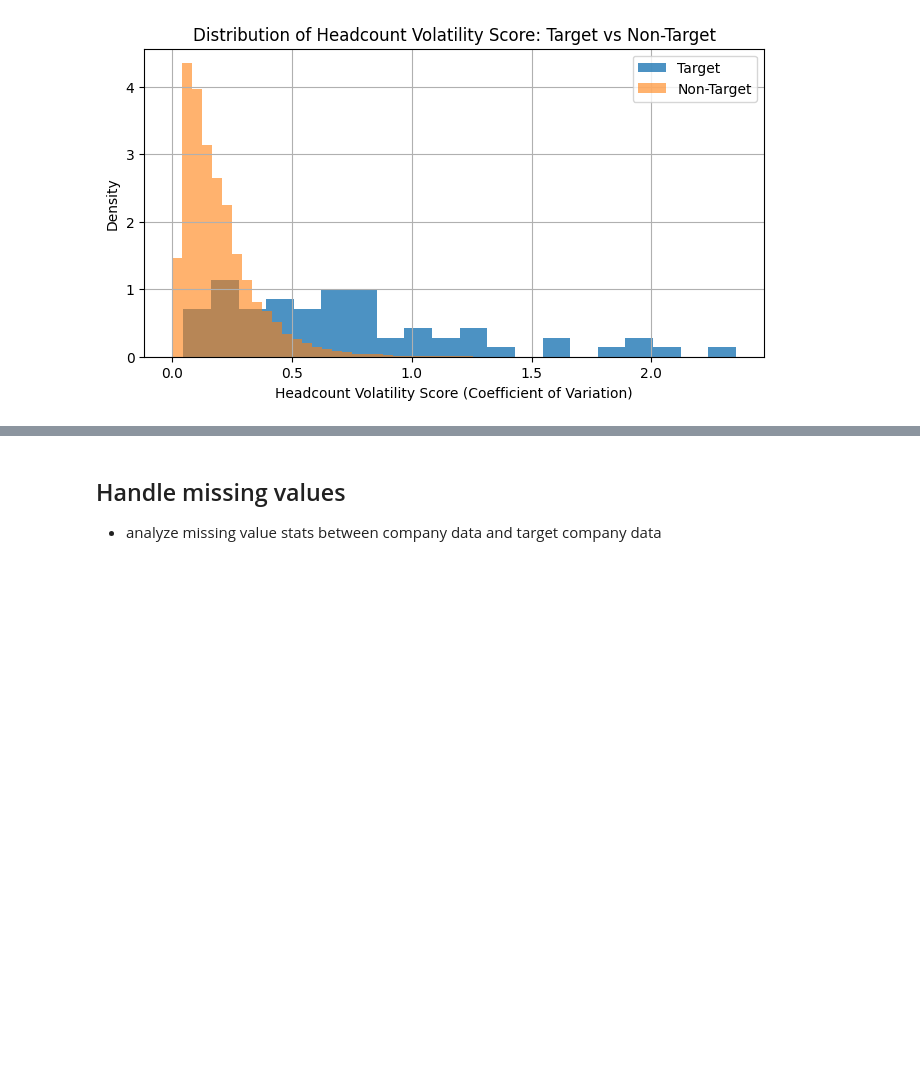
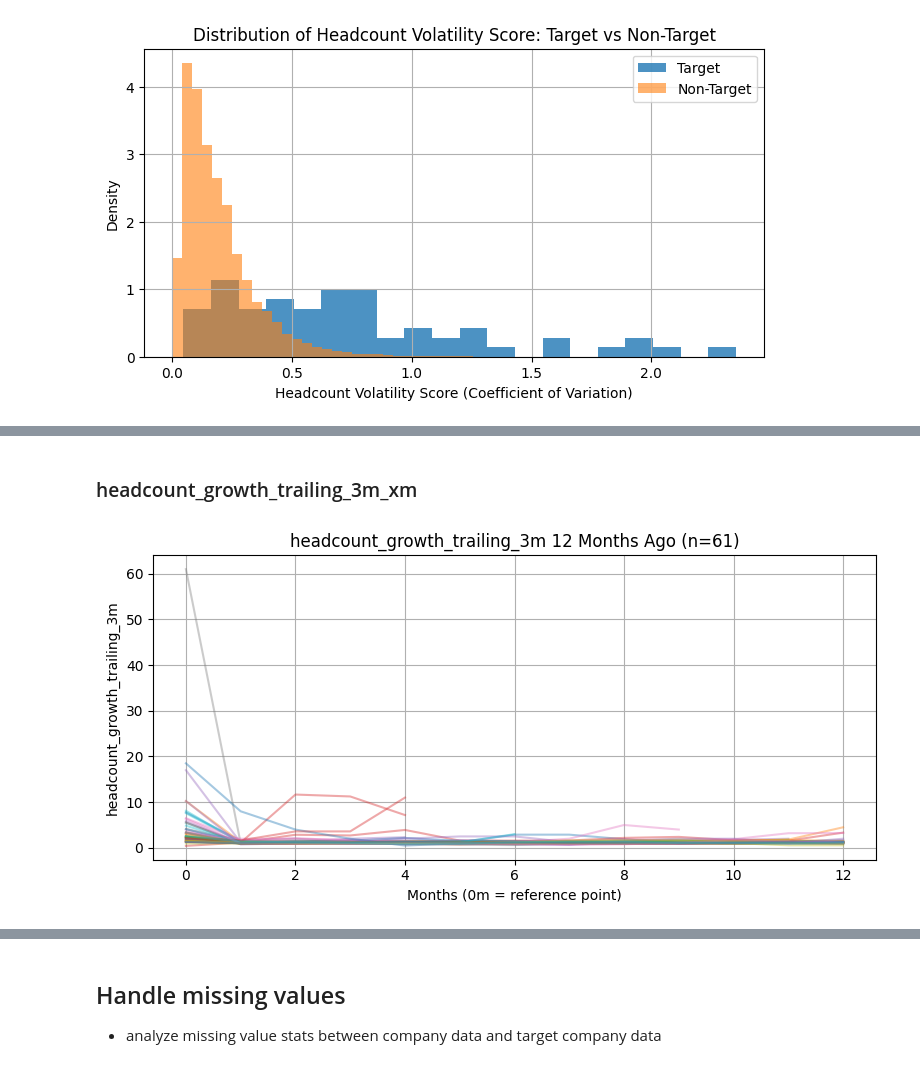
Before and after one commit to lint12/ansa-case-study, a Jupyter notebook: eda.ipynb, the cells around one changed output, grey strips where cells are left out. Drawn from its saved outputs; the diff is of its cells as text; code cells hidden in the pictures; blank space fills up the shorter version.

```diff
--- a/eda.ipynb
+++ b/eda.ipynb
@@ -205,0 +209,6 @@ plot_growth('', 'headcount_growth', target_company_data, num_months=12, growth=T
+# %% [markdown]
+### headcount_growth_trailing_3m_xm
+# %%
+plot_growth('headcount_growth_trailing_3m', target_headcount_features, num_months=12, time_direction='backward')
+# %% [output]
+[figure, added]
```
Also changed, not shown: parts of 30 cells of this notebook.
